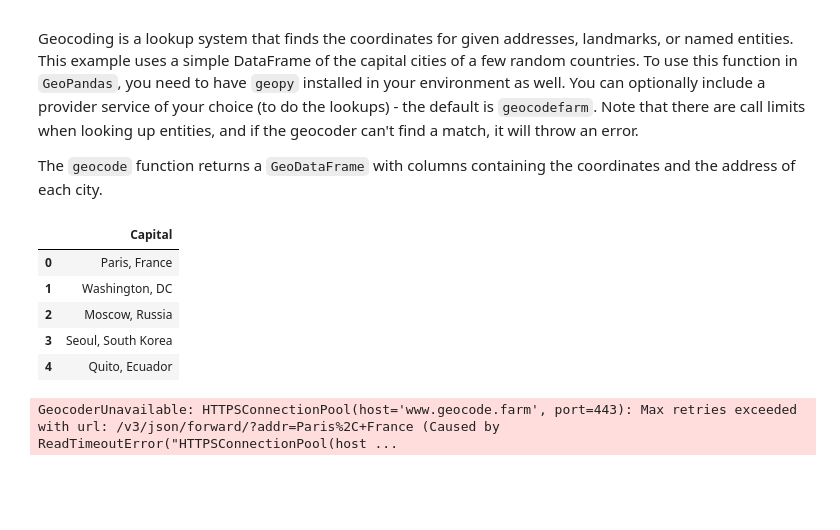
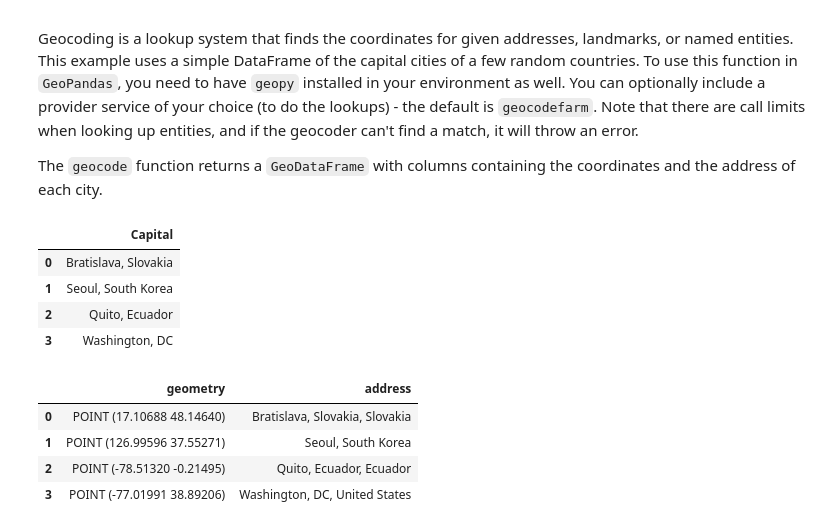
Before and after one commit to HKuz/Geospatial_Overview, a Jupyter notebook: geospatial_code_demo.ipynb, the cells around one changed output. Saved outputs shown, nothing was run; the diff lists cells and outputs as text; code cells hidden in the pictures; blank space fills up the shorter version.

Commit message:
feat: update geocoder example

```diff
--- a/geospatial_code_demo.ipynb
+++ b/geospatial_code_demo.ipynb
@@ -388,24 +388,25 @@ Geocoding is a lookup system that finds the coordinates for given addresses, lan
 The `geocode` function returns a `GeoDataFrame` with columns containing the coordinates and the address of each city.
 # %%
 # Create a simple dataset
-caps_df = pd.DataFrame({"Capital": ["Abuja, Nigeria",
-                                    "Paris, France",
-                                    "Washington, DC",
-                                    "Moscow, Russia",
+caps_df = pd.DataFrame({"Capital": ["Bratislava, Slovakia",
                                     "Seoul, South Korea",
-                                    "Quito, Ecuador"]})
+                                    "Quito, Ecuador",
+                                    "Washington, DC",]})
 
 caps_df
 # %% [output]
 |  | Capital |
-| 0 | Paris, France |
-| 1 | Washington, DC |
-| 2 | Moscow, Russia |
-| 3 | Seoul, South Korea |
-| 4 | Quito, Ecuador |
+| 0 | Bratislava, Slovakia |
+| 1 | Seoul, South Korea |
+| 2 | Quito, Ecuador |
+| 3 | Washington, DC |
 # %%
 caps_locations = gpd.tools.geocode(caps_df.Capital)
 
 caps_locations
 # %% [output]
-GeocoderUnavailable: HTTPSConnectionPool(host='www.geocode.farm', port=443): Max retries exceeded with url: /v3/json/forward/?addr=Paris%2C+France (Caused by ReadTimeoutError("HTTPSConnectionPool(host ...
+|  | geometry | address |
+| 0 | POINT (17.10688 48.14640) | Bratislava, Slovakia, Slovakia |
+| 1 | POINT (126.99596 37.55271) | Seoul, South Korea |
+| 2 | POINT (-78.51320 -0.21495) | Quito, Ecuador, Ecuador |
+| 3 | POINT (-77.01991 38.89206) | Washington, DC, United States |
```
Also changed, not shown: 1 other file.
